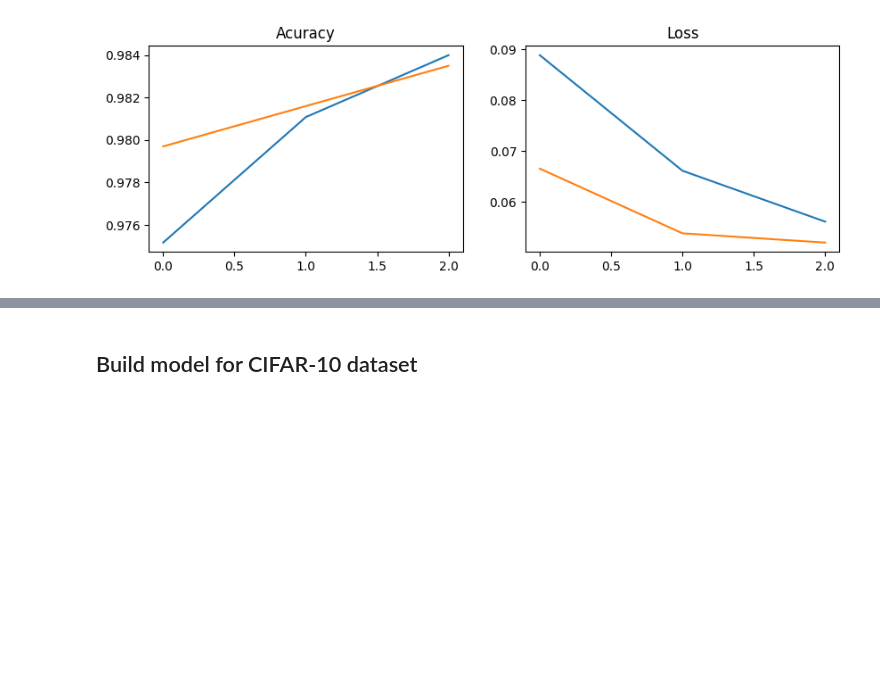
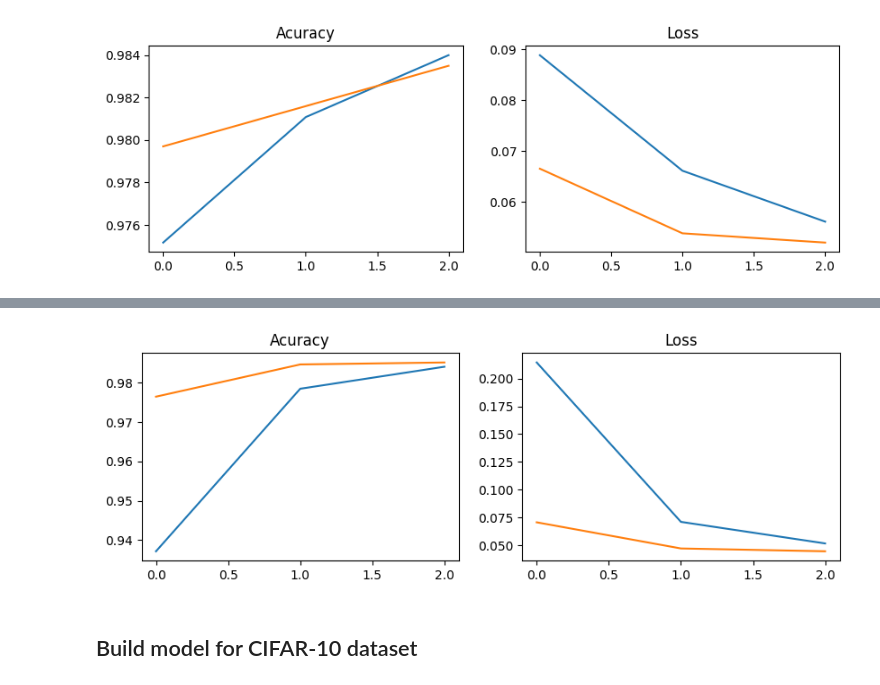
Before and after one commit to galois1915/Computer-vision, a Jupyter notebook: CNN_TensorFlow.ipynb, the cells around one changed output, grey strips where cells are left out. Drawn from its saved outputs; the diff is of its cells as text; code cells hidden in the pictures; blank space fills up the shorter version.

```diff
--- a/CNN_TensorFlow.ipynb
+++ b/CNN_TensorFlow.ipynb
@@ -121,0 +127,18 @@ plt.show()
+# %%
+model = keras.models.Sequential([
+    keras.layers.Conv2D(filters=10,
+                        kernel_size=(5,5),
+                        input_shape=(28,28,1),
+                        activation='relu'),
+    keras.layers.MaxPooling2D(),
+    keras.layers.Conv2D(filters=20,
+                        kernel_size=(5,5),
+                        activation='relu'),
+    keras.layers.MaxPooling2D(),
+    keras.layers.Flatten(),
+    keras.layers.Dense(10)
+])
+
+model.compile(loss=keras.losses.SparseCategoricalCrossentropy(from_logits=True),metrics=['acc'])
+
+model.summary()
@@ -121,0 +163,4 @@ plt.show()
+# %%
+hist = model.fit(x_train, y_train,
+                 validation_data=(x_test_c,y_test),
+                 epochs=3)
@@ -122,2 +174,16 @@ plt.show()
+# %%
+fig, axs = plt.subplots(nrows=1, ncols=2, figsize=(10,3))
+
+axs[0].plot(hist.history["acc"])
+axs[0].plot(hist.history["val_acc"])
+axs[0].set_title("Acuracy")
+
+axs[1].plot(hist.history["loss"])
+axs[1].plot(hist.history["val_loss"])
+axs[1].set_title("Loss")
+
+plt.show()
+# %% [output]
+[figure, added]
 # %% [markdown]
 ## Build model for CIFAR-10 dataset
```
Also changed, not shown: parts of 13 cells of this notebook, 5 other files.
